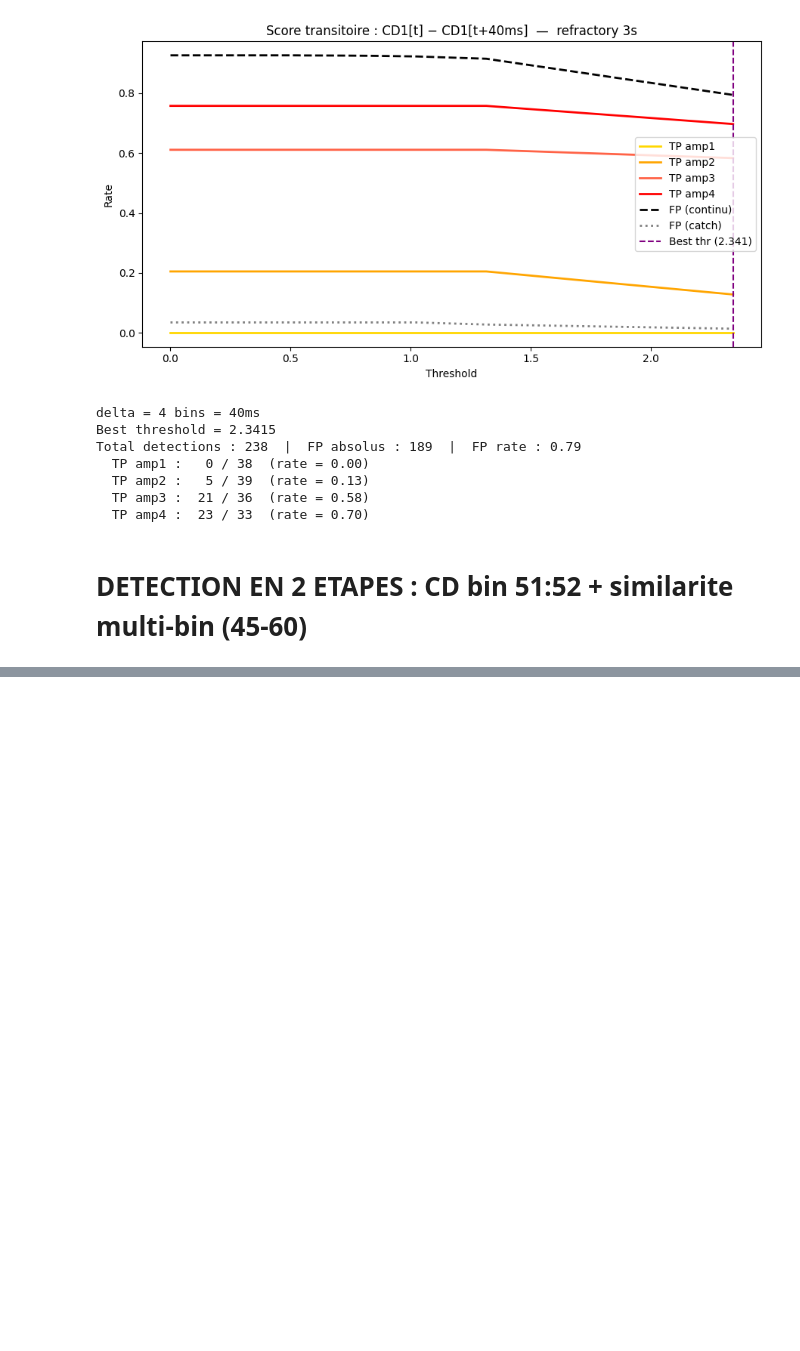
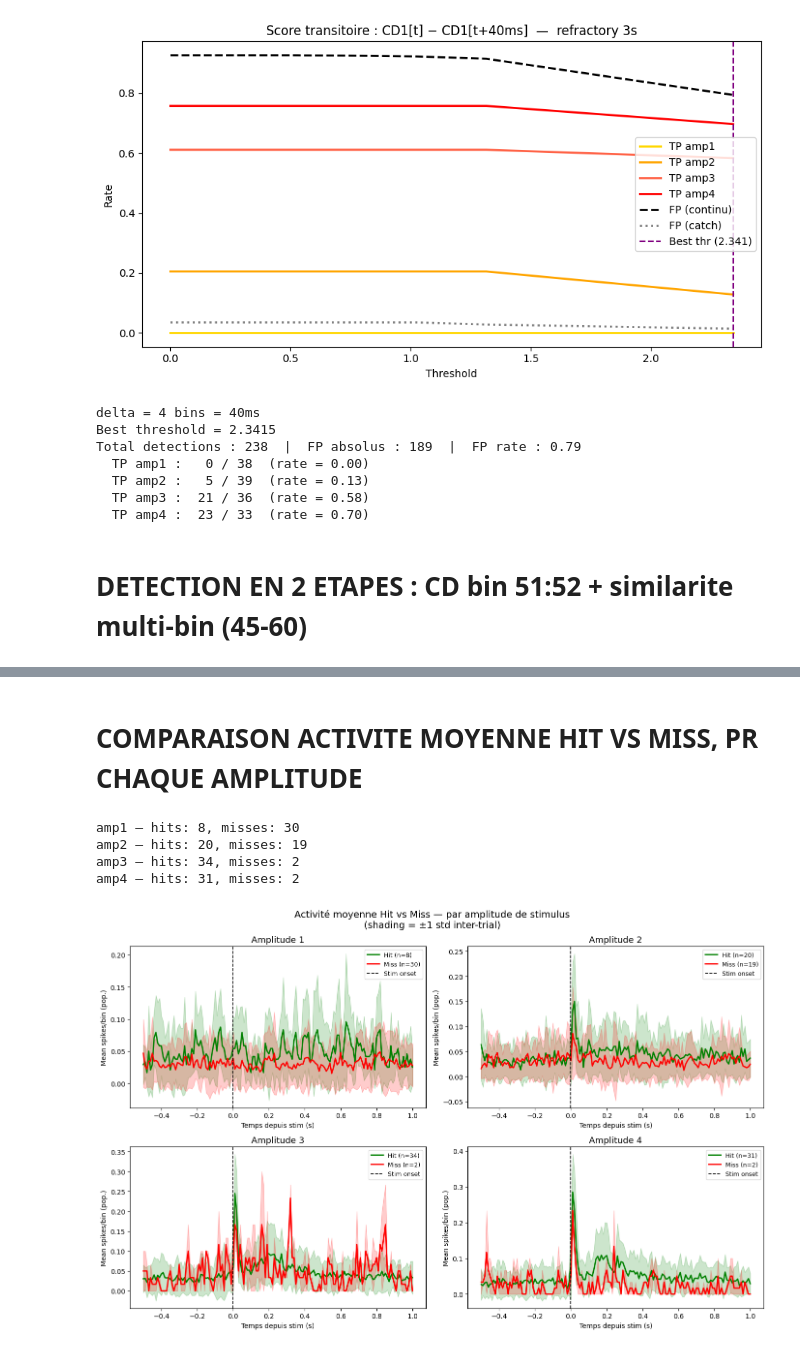
Before and after one commit to guenzi/NEURO-X-Project-I, a Jupyter notebook: tentatives.ipynb, the cells around one changed output, grey strips where cells are left out. Drawn from its saved outputs; the diff is of its cells as text; code cells hidden in the pictures; blank space fills up the shorter version.

Commit message:
lick exploration

```diff
--- a/tentatives.ipynb
+++ b/tentatives.ipynb
@@ -1109,0 +1096,66 @@ plt.show()
+# %% [markdown]
+# COMPARAISON ACTIVITE MOYENNE HIT VS MISS, PR CHAQUE AMPLITUDE
+# %%
+
+# Comparaison activité moyenne hit vs miss par amplitude
+# Hit = lick_flag==1, Miss = lick_flag==0
+# On utilise event_triggered_matrix (déjà définie) pour extraire (n_trials, n_neurons, W)
+# puis on moyenne sur les neurones -> PSTH population par trial, ensuite mean ± std sur les trials
+
+stim_sel_hm = tr["whisker_stim"].astype(bool) & tr["whisker_stim_time"].notna()
+
+hit_times_by_amp  = {}
+miss_times_by_amp = {}
+
+for a in amps_stim:
+    sub = tr[stim_sel_hm & (tr["whisker_stim_amplitude"] == a)]
+    hit_times_by_amp[a]  = np.sort(sub.loc[sub["lick_flag"] == 1.0, "whisker_stim_time"].to_numpy())
+    miss_times_by_amp[a] = np.sort(sub.loc[sub["lick_flag"] == 0.0, "whisker_stim_time"].to_numpy())
+    print(f"amp{a} — hits: {len(hit_times_by_amp[a])}, misses: {len(miss_times_by_amp[a])}")
+
+fig, axes = plt.subplots(2, 2, figsize=(14, 9), sharey=False)
+axes = axes.flatten()
+
+for idx, a in enumerate(amps_stim):
+    ax = axes[idx]
+
+    # Extraire matrices (n_trials, n_neurons, W)
+    mat_hit,  n_hit  = event_triggered_matrix(AP_Bin_Matrx, hit_times_by_amp[a],
+                                               AP_Bin_Resolution, pre_bins, post_bins)
+    mat_miss, n_miss = event_triggered_matrix(AP_Bin_Matrx, miss_times_by_amp[a],
+                                               AP_Bin_Resolution, pre_bins, post_bins)
+
+    # Moyenne sur les neurones -> (n_trials, W), puis mean ± std sur les trials
+    if mat_hit is not None and n_hit > 0:
+        pop_hit   = mat_hit.mean(axis=1)            # (n_trials, W)
+        mean_hit  = pop_hit.mean(axis=0)
+        std_hit   = pop_hit.std(axis=0)
+        ax.plot(time_axis, mean_hit, color="green", lw=2, label=f"Hit (n={n_hit})")
+        ax.fill_between(time_axis,
+                        mean_hit - std_hit, mean_hit + std_hit,
+                        color="green", alpha=0.2)
+
+    if mat_miss is not None and n_miss > 0:
+        pop_miss  = mat_miss.mean(axis=1)           # (n_trials, W)
+        mean_miss = pop_miss.mean(axis=0)
+        std_miss  = pop_miss.std(axis=0)
+        ax.plot(time_axis, mean_miss, color="red", lw=2, label=f"Miss (n={n_miss})")
+        ax.fill_between(time_axis,
+                        mean_miss - std_miss, mean_miss + std_miss,
+                        color="red", alpha=0.2)
+
+    ax.axvline(0, color="black", linestyle="--", lw=1.2, label="Stim onset")
+    ax.set_title(f"Amplitude {a}", fontsize=13)
+    ax.set_xlabel("Temps depuis stim (s)")
+    ax.set_ylabel("Mean spikes/bin (pop.)")
+    ax.legend(fontsize=9)
+
+fig.suptitle("Activité moyenne Hit vs Miss — par amplitude de stimulus\n(shading = ±1 std inter-trial)", fontsize=14)
+plt.tight_layout()
+plt.show()
+# %% [output]
+amp1 — hits: 8, misses: 30
+amp2 — hits: 20, misses: 19
+amp3 — hits: 34, misses: 2
+amp4 — hits: 31, misses: 2
+[figure, added]
```
Also changed, not shown: parts of 10 cells of this notebook.
